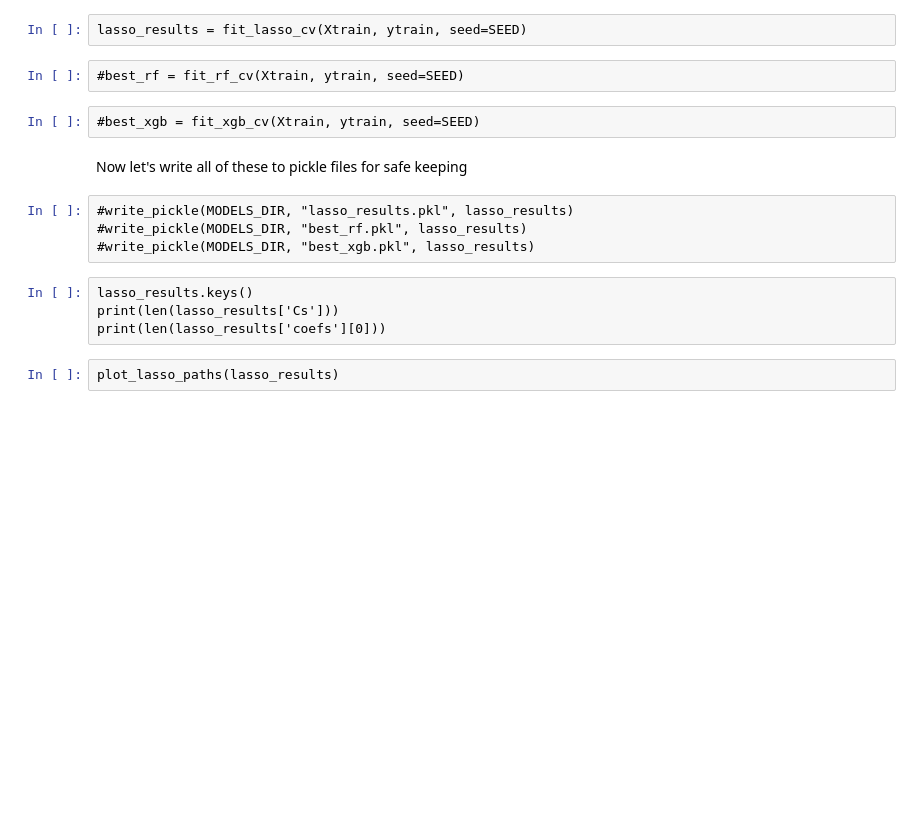
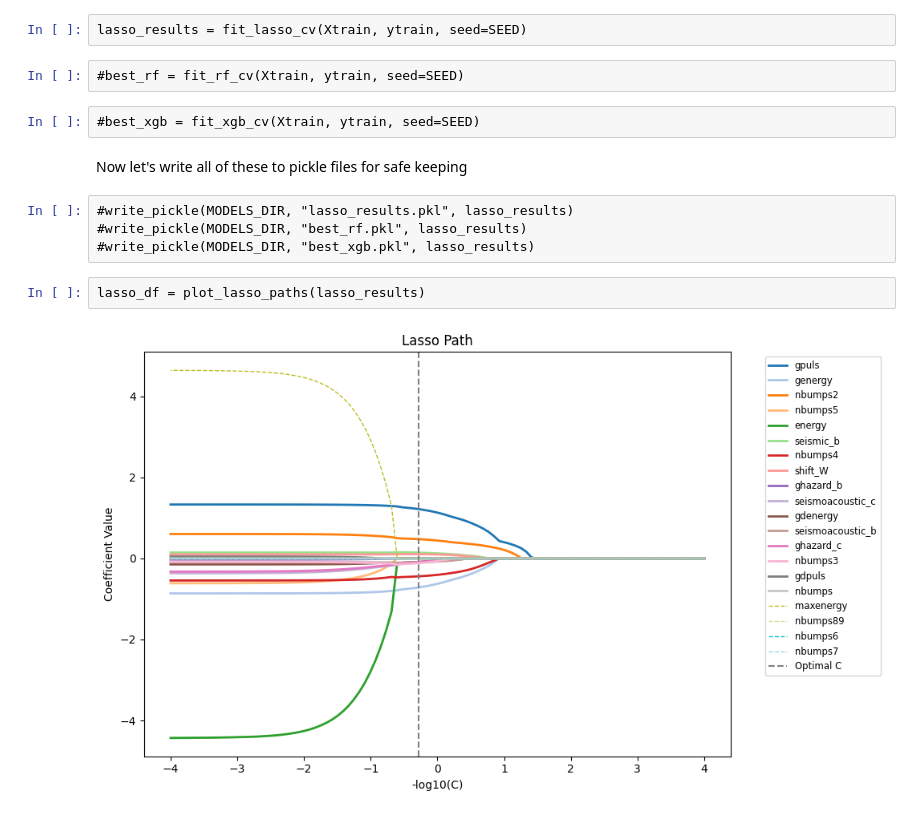
Before and after one commit to jdlesniak/feature-selection-analysis, a Jupyter notebook: notebooks/02_modeling.ipynb, the cells around one changed output. Saved outputs shown, nothing was run; the diff lists cells and outputs as text; blank space fills up the shorter version.

Commit message:
lasso is correct

```diff
--- a/notebooks/02_modeling.ipynb
+++ b/notebooks/02_modeling.ipynb
@@ -36,9 +40,7 @@ Now let's write all of these to pickle files for safe keeping
 #write_pickle(MODELS_DIR, "lasso_results.pkl", lasso_results)
 #write_pickle(MODELS_DIR, "best_rf.pkl", lasso_results)
 #write_pickle(MODELS_DIR, "best_xgb.pkl", lasso_results)
-# %%
-lasso_results.keys()
-print(len(lasso_results['Cs']))
-print(len(lasso_results['coefs'][0]))
-# %%
-plot_lasso_paths(lasso_results)
+# %%
+lasso_df = plot_lasso_paths(lasso_results)
+# %% [output]
+[figure, added]
```
Also changed, not shown: parts of 2 cells of this notebook, 2 other files.
